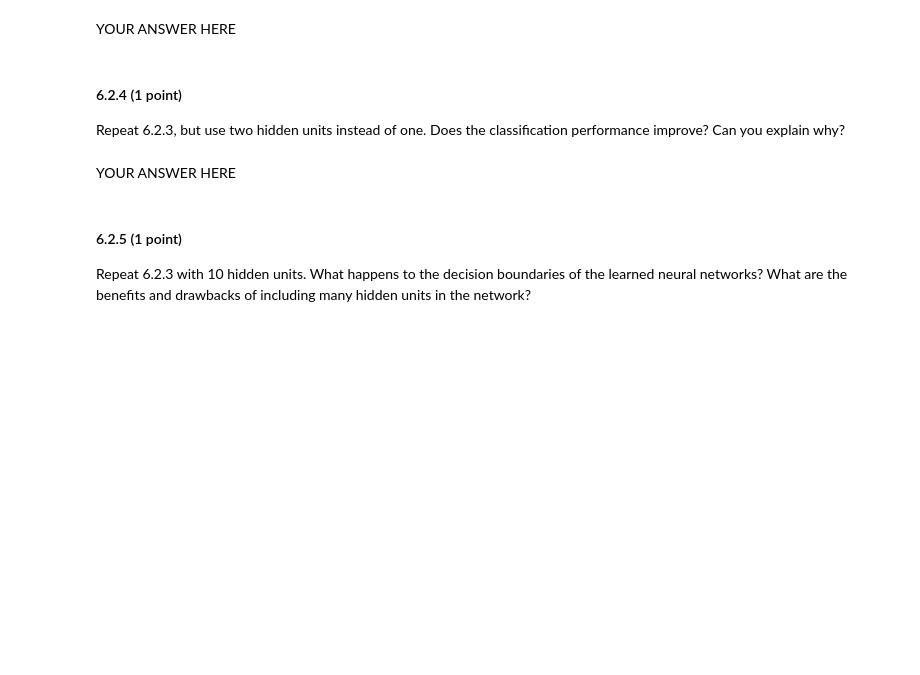
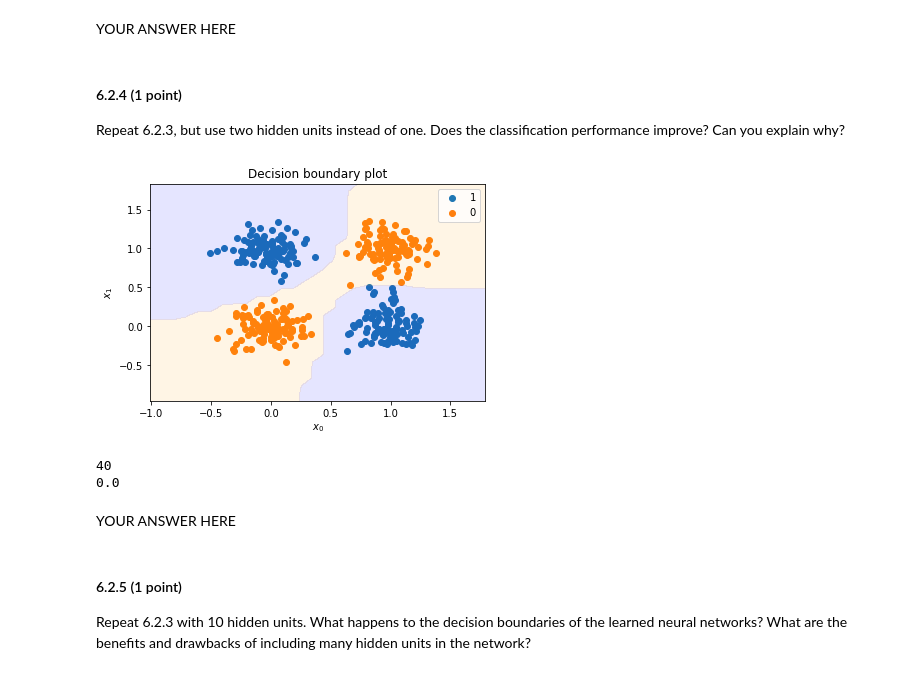
Before and after one commit to marisgg/data-mining, a Jupyter notebook: 6/assignment_6.ipynb, the cells around one changed output. Saved outputs shown, nothing was run; the diff lists cells and outputs as text; code cells hidden in the pictures; blank space fills up the shorter version.

```diff
--- a/6/assignment_6.ipynb
+++ b/6/assignment_6.ipynb
@@ -338,7 +411,11 @@ Repeat 6.2.3, but use two hidden units instead of one. Does the classification p
 # %%
 ##Answer to question 6.2.4
 # YOUR CODE HERE
-raise NotImplementedError()
+kfold_mlp((neurons,neurons))
+# %% [output]
+[figure, added]
+40
+0.0
 # %% [markdown]
 YOUR ANSWER HERE
 # %% [markdown]
```
Also changed, not shown: parts of 14 cells of this notebook.
